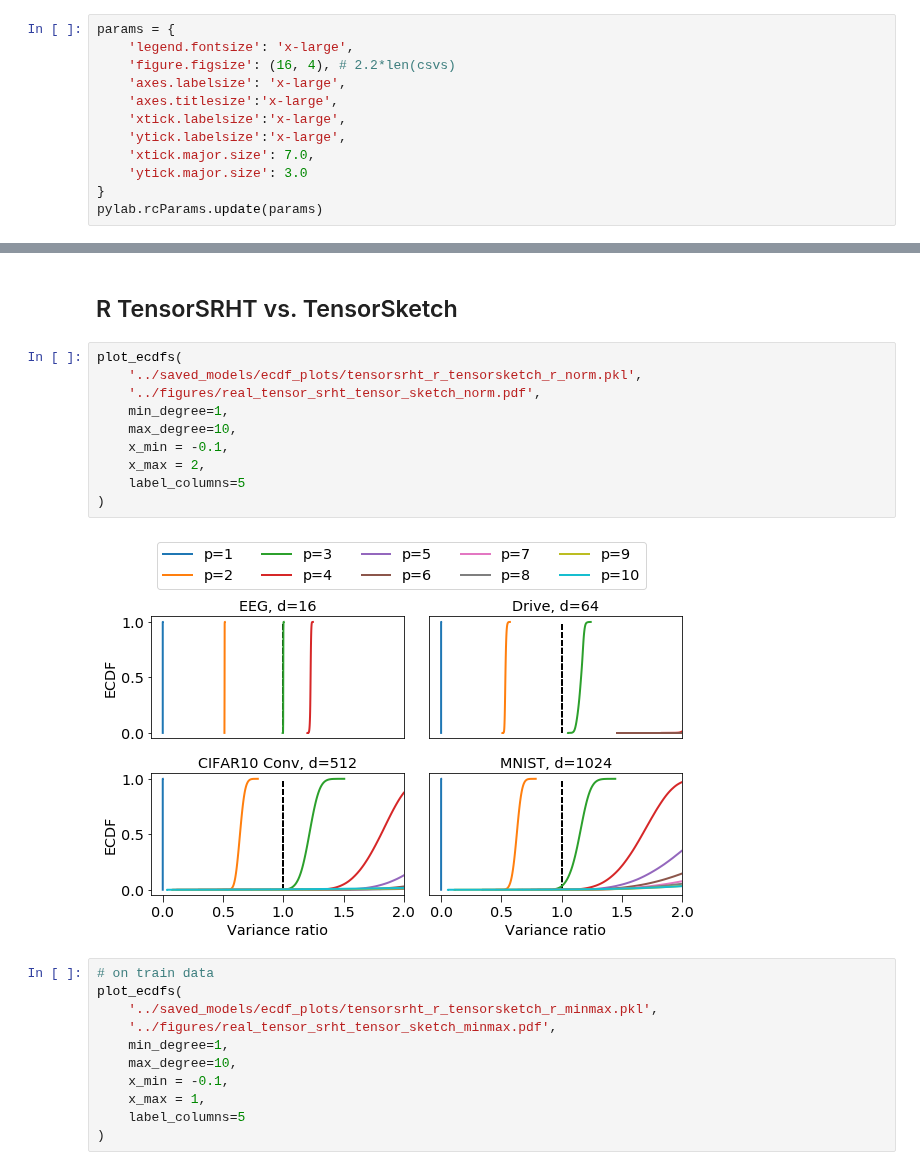
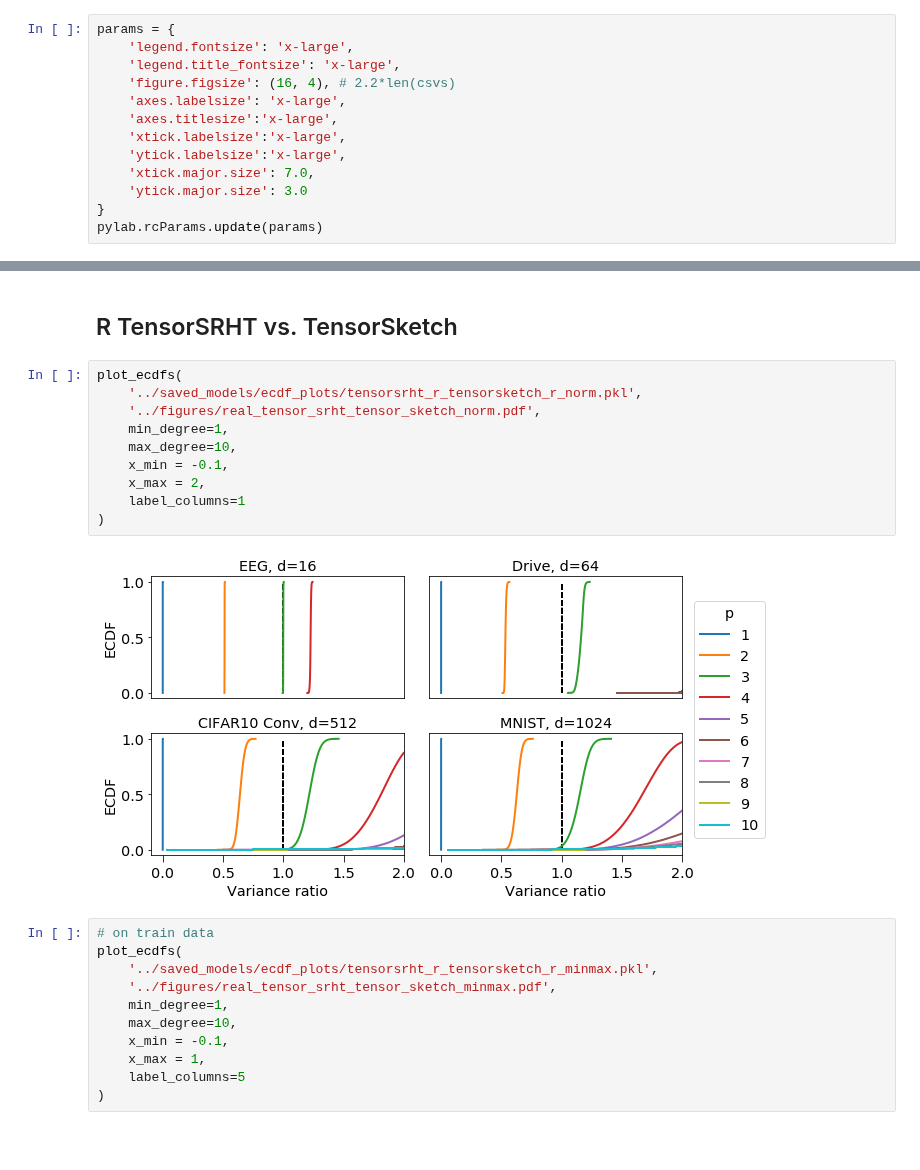
Before and after one commit to joneswack/dp-rfs, a Jupyter notebook: notebooks/ecdf-plots.ipynb, the cells around one changed output, grey strips where cells are left out. Saved outputs shown, nothing was run; the diff lists cells and outputs as text; blank space fills up the shorter version.

```diff
--- a/notebooks/ecdf-plots.ipynb
+++ b/notebooks/ecdf-plots.ipynb
@@ -6,6 +6,7 @@ import matplotlib.pylab as pylab
 # %%
 params = {
     'legend.fontsize': 'x-large',
+    'legend.title_fontsize': 'x-large',
     'figure.figsize': (16, 4), # 2.2*len(csvs)
     'axes.labelsize': 'x-large',
     'axes.titlesize':'x-large',
@@ -124,15 +198,15 @@ plot_ecdfs(
 # %%
 plot_ecdfs(
     '../saved_models/ecdf_plots/tensorsrht_r_tensorsketch_r_norm.pkl',
     '../figures/real_tensor_srht_tensor_sketch_norm.pdf',
     min_degree=1,
     max_degree=10,
     x_min = -0.1,
     x_max = 2,
-    label_columns=5
+    label_columns=1
 )
 # %% [output]
-[figure, old version]
+[figure, new version]
 # %%
 # on train data
 plot_ecdfs(
```
Also changed, not shown: parts of 8 cells of this notebook, 15 other files.
